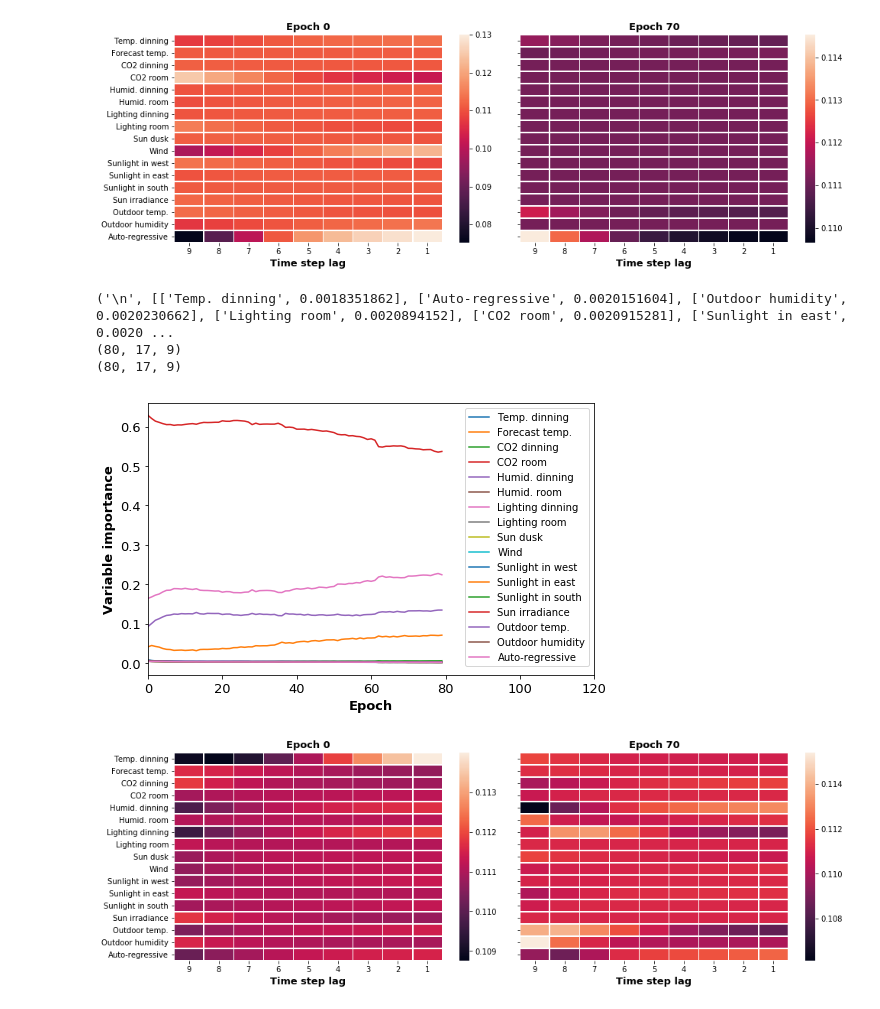
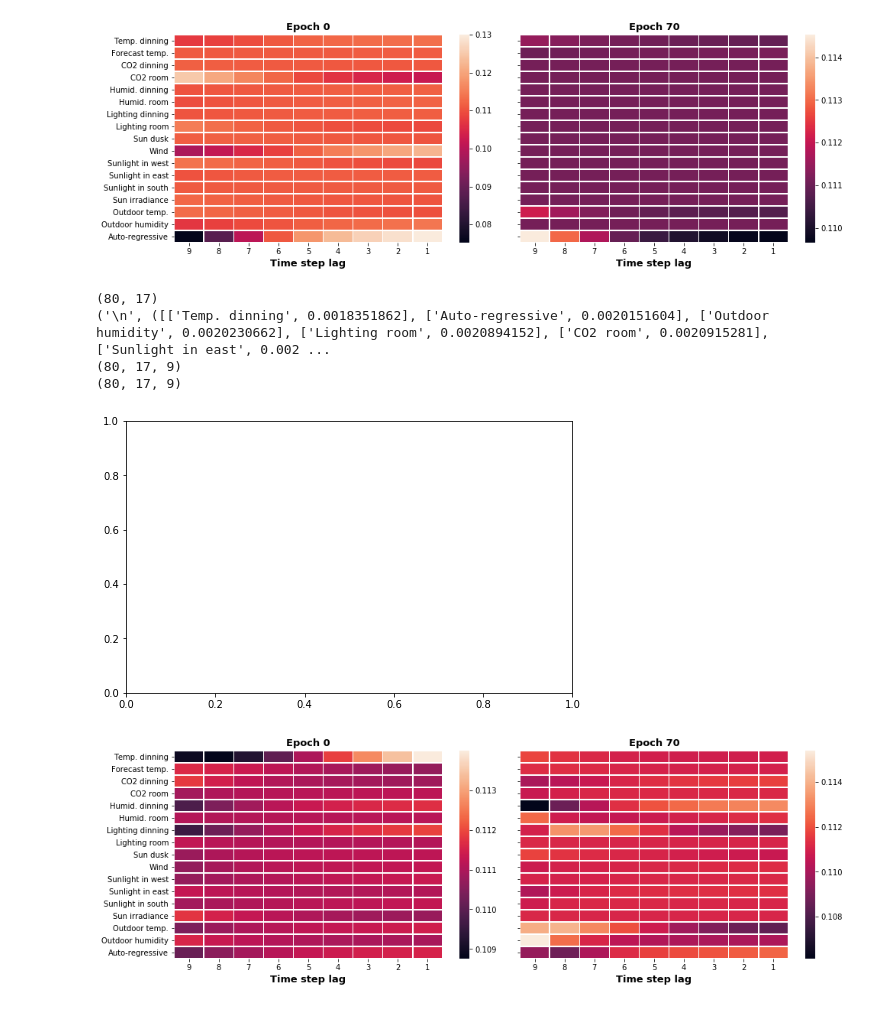
Before and after one commit to weilai0980/tsRNN, a Jupyter notebook: forecasting/result_importance.ipynb, the cells around one changed output. Drawn from its saved outputs; the diff is of its cells as text; code cells hidden in the pictures.

```diff
--- a/forecasting/result_importance.ipynb
+++ b/forecasting/result_importance.ipynb
@@ -1002,30 +998,31 @@ fig.subplots_adjust(wspace = 0.03, hspace = 0)
 # %%
 # gate type: tensor
 
 file_path = "../../ts_results/sml/tensor/ke_sml_01.00.001_.p"
 
 # --- variable impor
 
 fig, ax = plt.subplots( ncols = 1, figsize=(8,5));
 
-print('\n', sort_variable(file_path, full_cols))
+print('\n', sort_variable(file_path, full_cols, 2))
 
 # epoch-wise variable importance
-plot_epoch_variable(file_path, full_cols, 120, None, ax, 10)
+# plot_epoch_variable(file_path, full_cols, 120, None, ax, 10)
 
 
 # --- epoch-wise variable temporal importance
 
 fig, ax = plt.subplots( ncols = 2, figsize=(16,5));
 
 plot_epoch_variable_temporal(file_path, 0, ax[0], full_cols, True)
 
 plot_epoch_variable_temporal(file_path, 70, ax[1], full_cols, False)
 
 fig.subplots_adjust(wspace = 0.03, hspace = 0)
 # %% [output]
-('\n', [['Temp. dinning', 0.0018351862], ['Auto-regressive', 0.0020151604], ['Outdoor humidity', 0.0020230662], ['Lighting room', 0.0020894152], ['CO2 room', 0.0020915281], ['Sunlight in east', 0.0020 ...
+(80, 17)
+('\n', ([['Temp. dinning', 0.0018351862], ['Auto-regressive', 0.0020151604], ['Outdoor humidity', 0.0020230662], ['Lighting room', 0.0020894152], ['CO2 room', 0.0020915281], ['Sunlight in east', 0.002 ...
 (80, 17, 9)
 (80, 17, 9)
-[figure, old version]
+[figure, new version]
 [figure]
```
Also changed, not shown: parts of 1 cell of this notebook, 17 other files.
